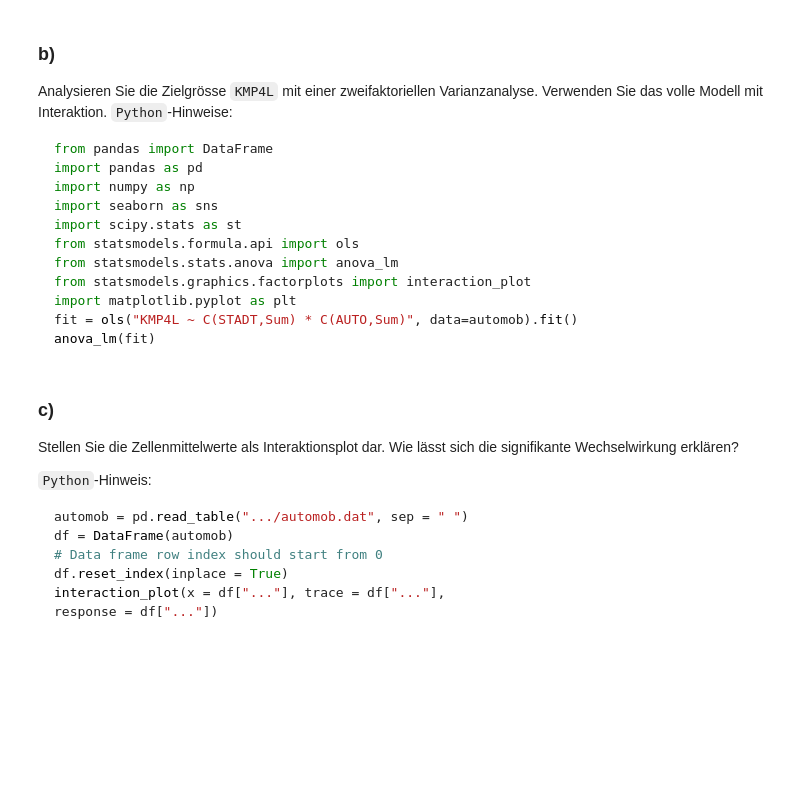
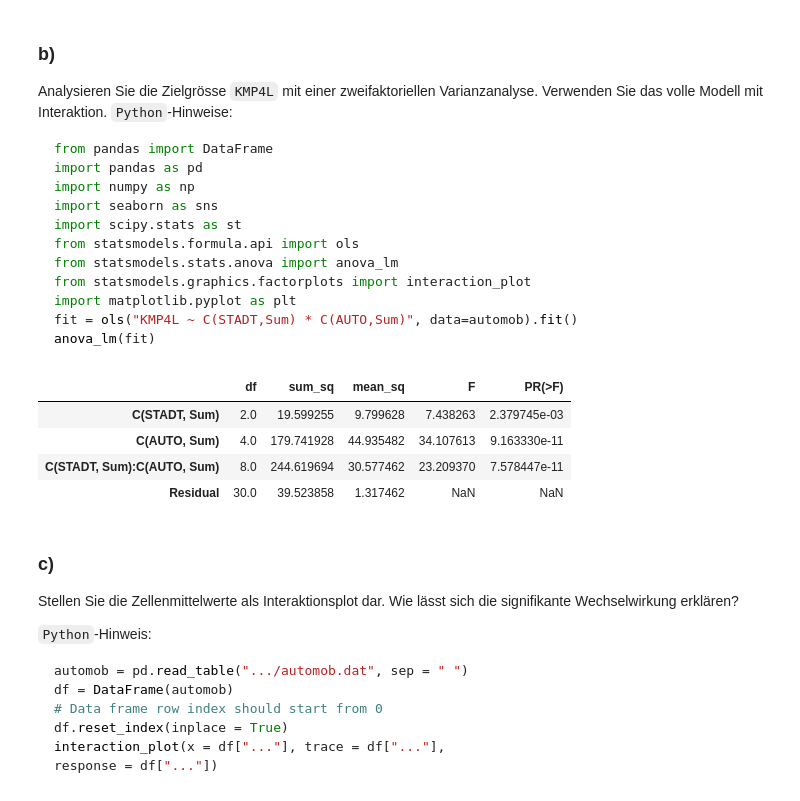
Before and after one commit to KilnOfTheSecondFlame/STAT_HS18_Exercises, a Jupyter notebook: 11_Exercise11/11_Exercise 11.ipynb, the cells around one changed output. Saved outputs shown, nothing was run; the diff lists cells and outputs as text; code cells hidden in the pictures; blank space fills up the shorter version.

````diff
--- a/11_Exercise11/11_Exercise 11.ipynb
+++ b/11_Exercise11/11_Exercise 11.ipynb
@@ -150,6 +163,15 @@ import matplotlib.pyplot as plt
 fit = ols("KMP4L ~ C(STADT,Sum) * C(AUTO,Sum)", data=automob).fit()
 anova_lm(fit)
 ```
+# %%
+fit = ols("KMP4L ~ C(STADT,Sum) * C(AUTO,Sum)", data=automob).fit()
+anova_lm(fit)
+# %% [output]
+|  | df | sum_sq | mean_sq | F | PR(>F) |
+| C(STADT, Sum) | 2.0 | 19.599255 | 9.799628 | 7.438263 | 2.379745e-03 |
+| C(AUTO, Sum) | 4.0 | 179.741928 | 44.935482 | 34.107613 | 9.163330e-11 |
+| C(STADT, Sum):C(AUTO, Sum) | 8.0 | 244.619694 | 30.577462 | 23.209370 | 7.578447e-11 |
+| Residual | 30.0 | 39.523858 | 1.317462 | NaN | NaN |
 # %% [markdown]
 ### c)
 Stellen Sie die Zellenmittelwerte als Interaktionsplot dar. Wie lässt sich die signifikante Wechselwirkung erklären?
````
Also changed, not shown: parts of 5 cells of this notebook, 2 other files.
